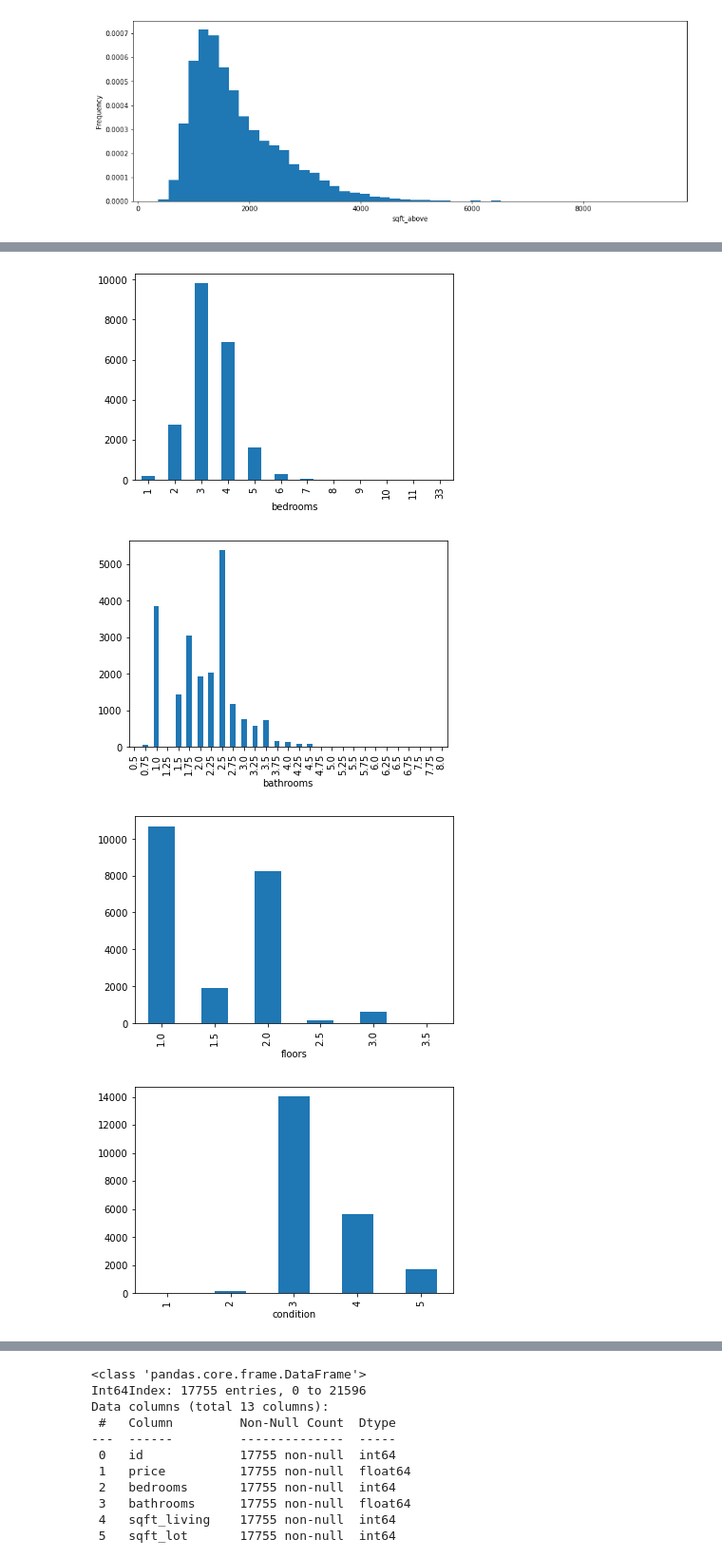
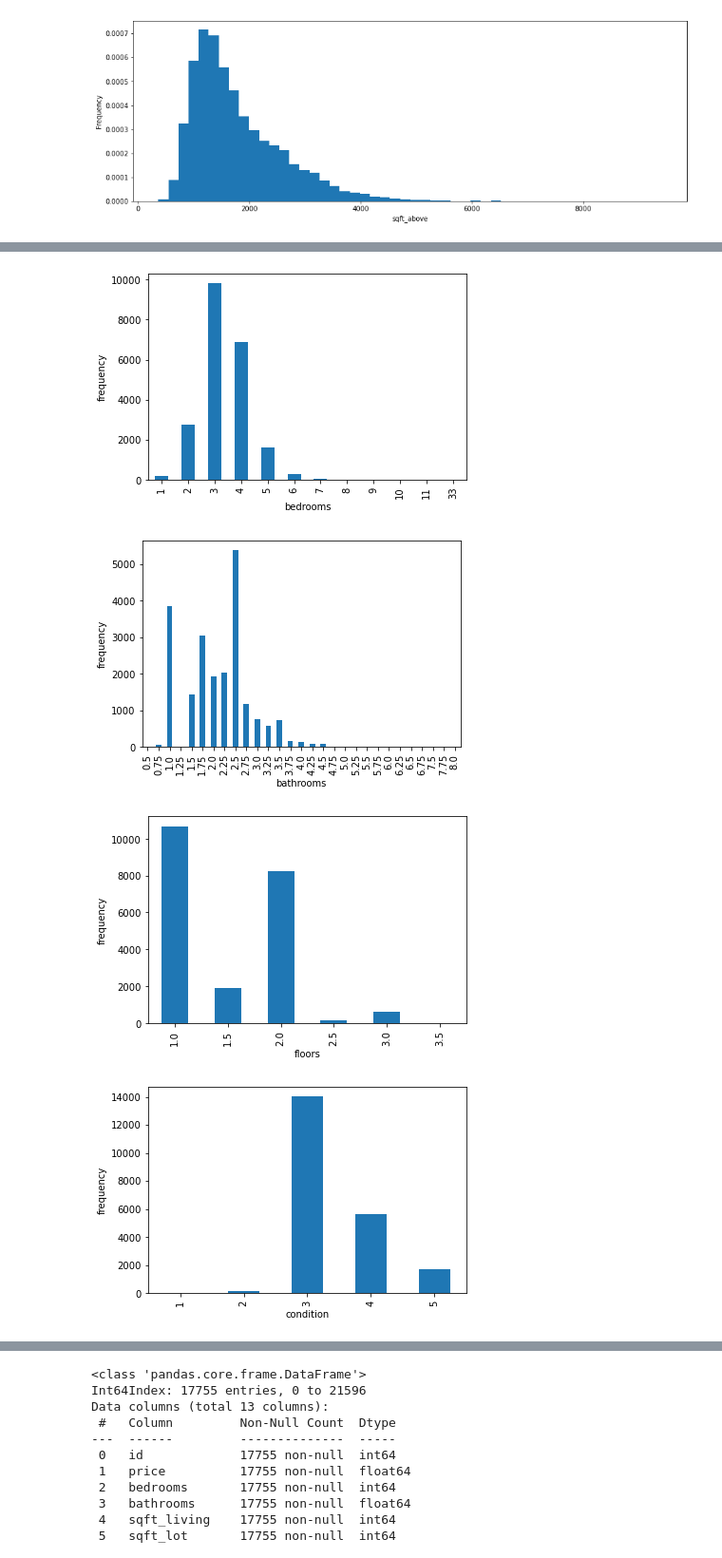
Before and after one commit to wong-ricky/House-Price, a Jupyter notebook: House Price.ipynb, the cells around one changed output, grey strips where cells are left out. Shown: that part at 95% size. Drawn from its saved outputs; the diff is of its cells as text; code cells hidden in the pictures.

```diff
--- a/House Price.ipynb
+++ b/House Price.ipynb
@@ -51,4 +52,5 @@ Data columns (total 21 columns):
 dtypes: float64(8), int64(11), object(2)
 memory usage: 3.5+ MB
 # %%
-kc_house_data_df.drop(['date','view','zipcode','lat','long','sqft_living15','sqft_lot15', 'waterfront'], axis=1, inplace=True)
+drop = ['date','view','zipcode','lat','long','sqft_living15','sqft_lot15', 'waterfront']
+kc_house_data_df.drop(drop, axis=1, inplace=True)
@@ -110,20 +111,22 @@ for cont in continuous:
 # %%
 categorical = ['bedrooms', 'bathrooms', 'floors','condition', 'grade','yr_built']
 
 
 for cat in categorical:
     if cat == 'yr_built':
         plt.figure(figsize=(20,10))
     kc_house_data_df.groupby([cat])[cat].count().plot.bar()
+    plt.ylabel('frequency')
     plt.show()
 
 #better view of when properties were renovated
 plt.figure(figsize=(20,10))
 yr_reno = kc_house_data_df.loc[kc_house_data_df['yr_renovated'] > 0]
 yr_reno.groupby(yr_reno['yr_renovated'])['yr_renovated'].count().plot.bar()
+plt.ylabel('frequency')
 plt.show()
 # %% [output]
-[figure, old version]
+[figure, new version]
-[figure, old version]
+[figure, new version]
-[figure, old version]
+[figure, new version]
-[figure, old version]
+[figure, new version]
```
Also changed, not shown: parts of 52 cells of this notebook, 9 other files.
